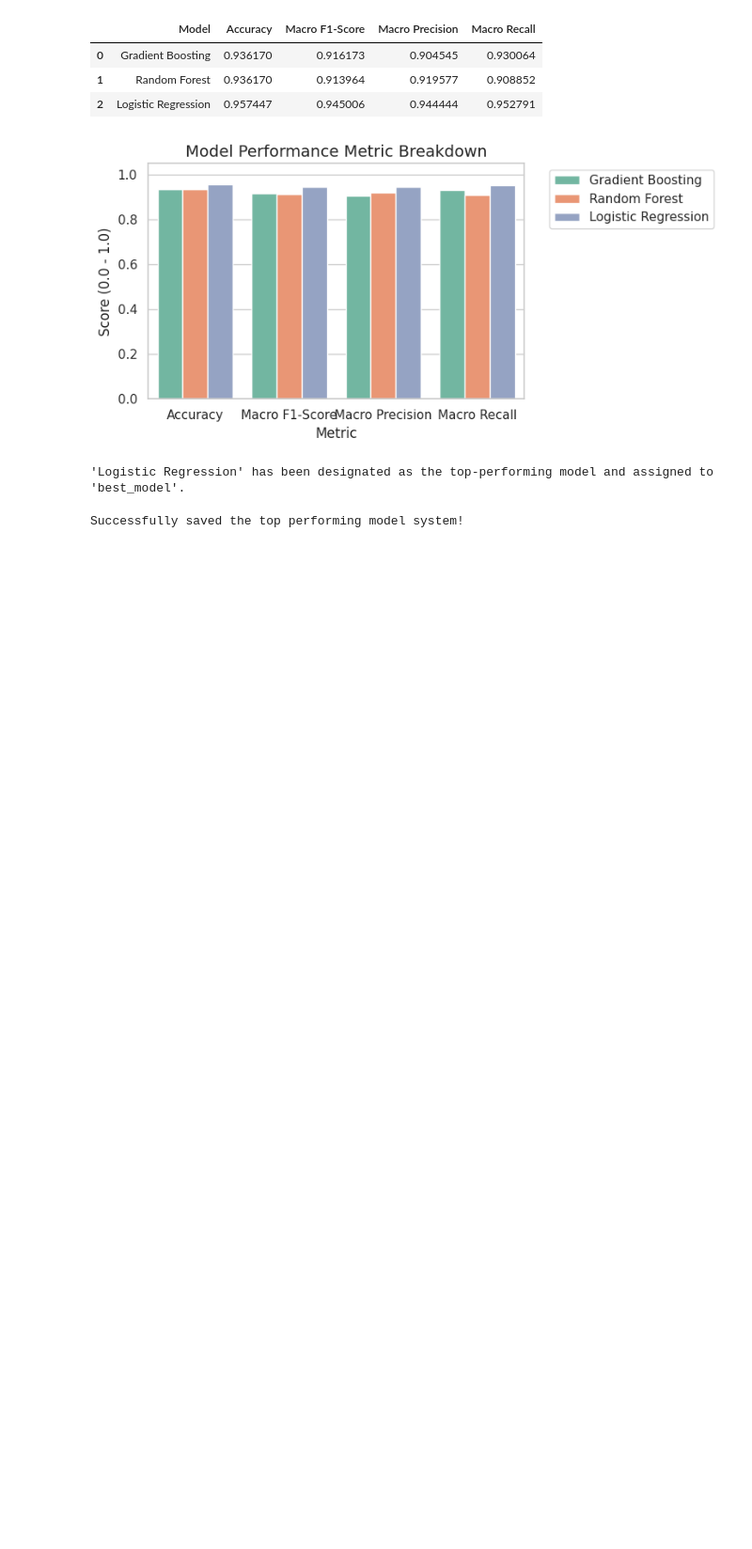
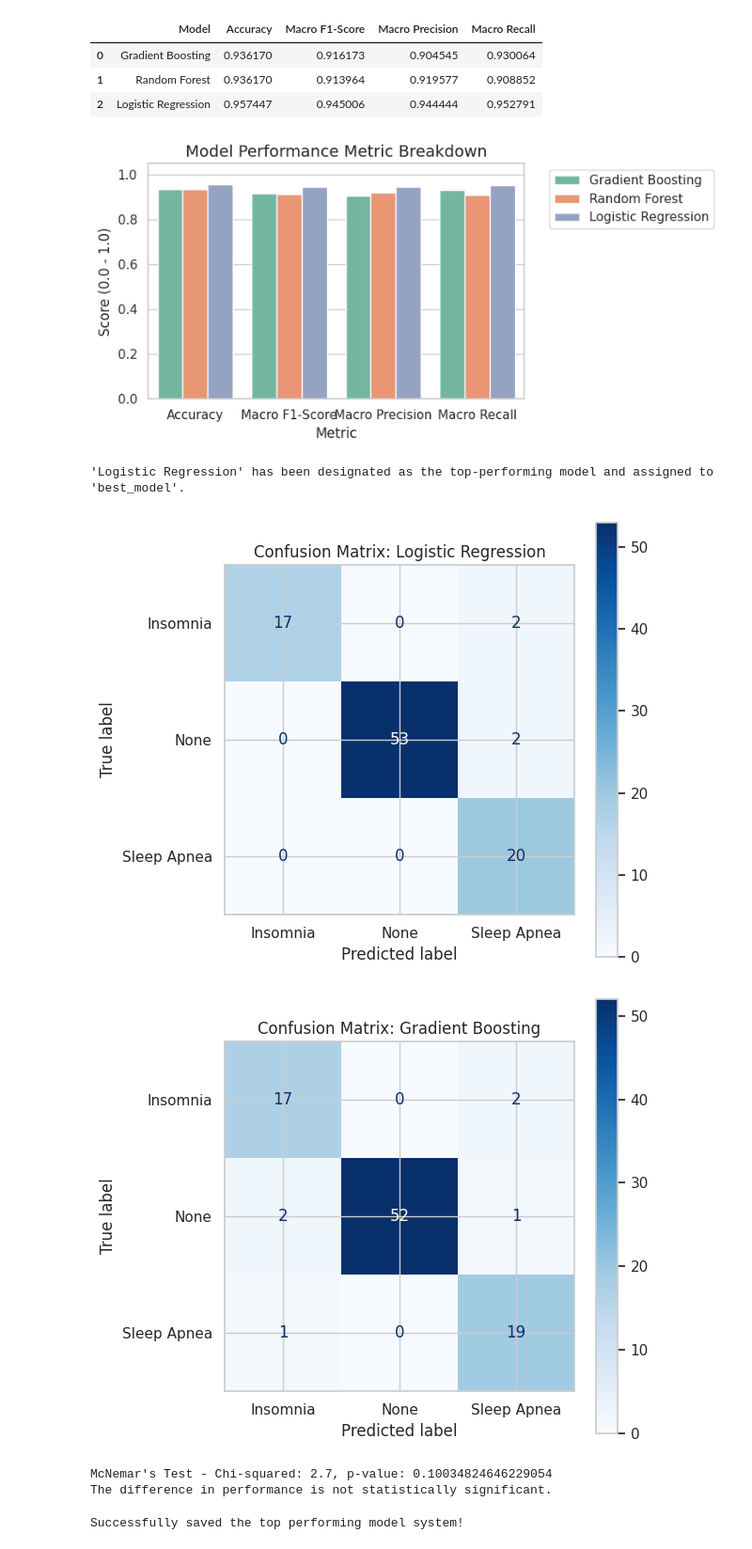
Before and after one commit to MaryumHayat/Internship, a Jupyter notebook: Colab.ipynb, the cells around one changed output. Shown at 94% size. Cells and saved outputs as stored; diff of their text form; code cells hidden in the pictures; blank space fills up the shorter version.

```diff
--- a/Colab.ipynb
+++ b/Colab.ipynb
@@ -288,6 +323,46 @@ weighted avg       0.96      0.96      0.96        94
 | 2 | Logistic Regression | 0.957447 | 0.945006 | 0.944444 | 0.952791 |
 [figure]
 'Logistic Regression' has been designated as the top-performing model and assigned to 'best_model'.
+# %%
+import matplotlib.pyplot as plt
+from sklearn.metrics import confusion_matrix, ConfusionMatrixDisplay
+
+# Generate predictions for specific models from best_models
+y_pred_logreg = best_models['Logistic Regression'].predict(X_test)
+y_pred_gb = best_models['Gradient Boosting'].predict(X_test)
+
+# List of models and their predictions
+models = [("Logistic Regression", y_pred_logreg), ("Gradient Boosting", y_pred_gb)]
+
+for name, y_pred in models:
+    cm = confusion_matrix(y_test, y_pred)
+    disp = ConfusionMatrixDisplay(confusion_matrix=cm, display_labels=['Insomnia', 'None', 'Sleep Apnea'])
+
+    fig, ax = plt.subplots(figsize=(6, 6))
+    disp.plot(cmap=plt.cm.Blues, ax=ax)
+    plt.title(f'Confusion Matrix: {name}')
+    plt.show()
+# %% [output]
+[figure, added]
+[figure, added]
+# %%
+from mlxtend.evaluate import mcnemar
+import numpy as np
+
+tb = np.array([[360, 20],
+               [10, 10]])
+
+# Perform McNemar's test with continuity correction
+chi2, p = mcnemar(ary=tb, corrected=True)
+print(f"McNemar's Test - Chi-squared: {chi2}, p-value: {p}")
+
+if p < 0.05:
+    print("The difference in performance is statistically significant.")
+else:
+    print("The difference in performance is not statistically significant.")
+# %% [output]
+McNemar's Test - Chi-squared: 2.7, p-value: 0.10034824646229054
+The difference in performance is not statistically significant.
 # %%
 import pickle
 
```
Also changed, not shown: parts of 3 cells of this notebook.
